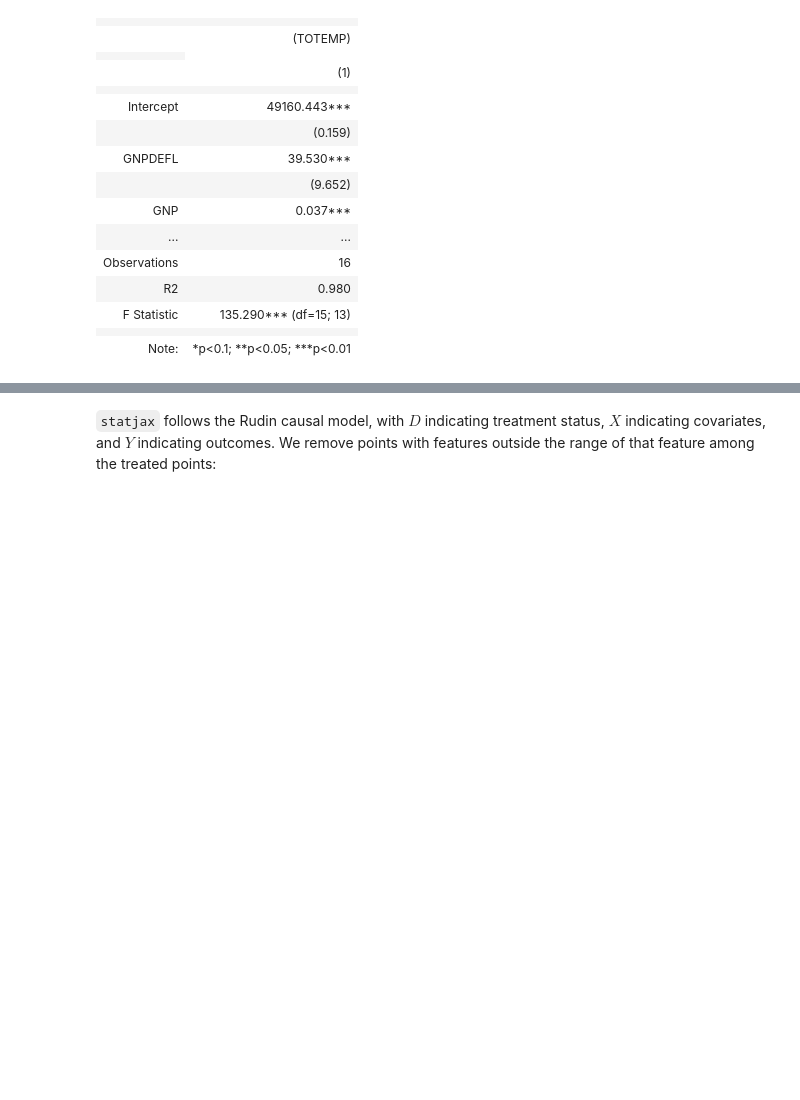
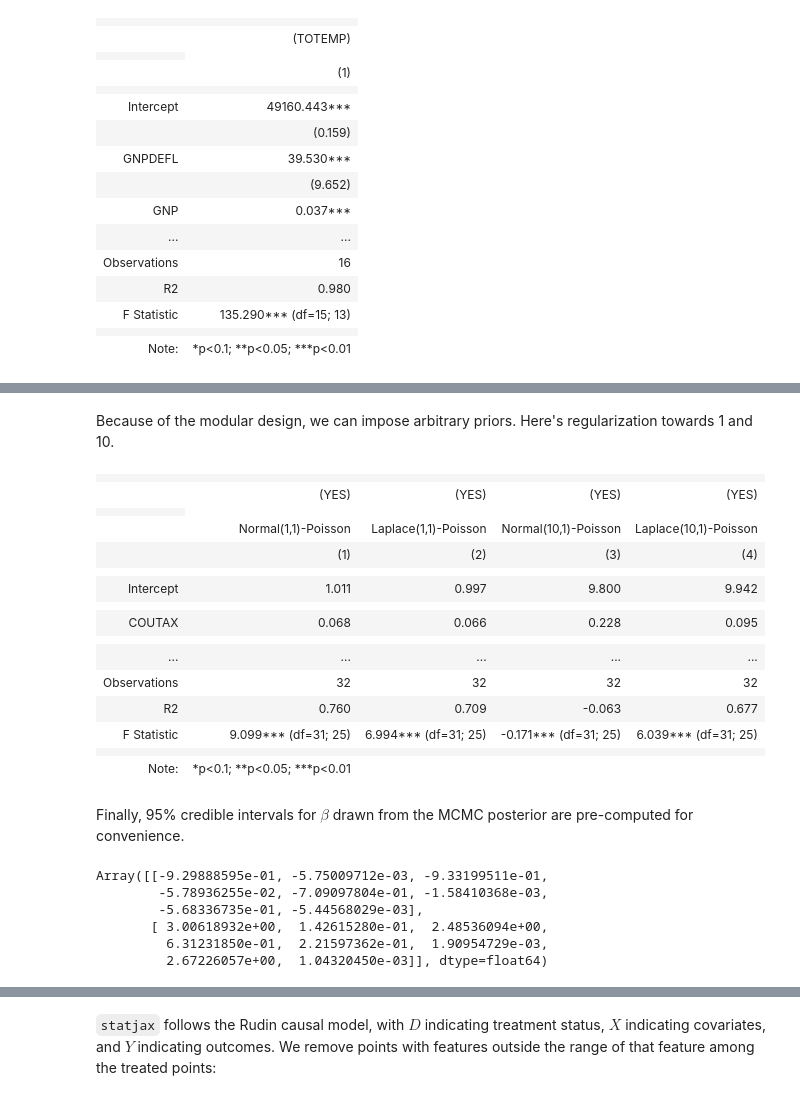
Before and after one commit to samuelcaronnajones/statjax, a Jupyter notebook: demo.ipynb, the cells around one changed output, grey strips where cells are left out. Saved outputs shown, nothing was run; the diff lists cells and outputs as text; code cells hidden in the pictures; blank space fills up the shorter version.

```diff
--- a/demo.ipynb
+++ b/demo.ipynb
@@ -303,0 +407,49 @@ There's also a default neural network - more on that in the next section.
+# %% [markdown]
+Because of the modular design, we can impose arbitrary priors. Here's regularization towards 1 and 10.
+# %%
+
+laplace_prior1 =distributions.Independent(distributions.Laplace(jnp.ones(8),(jnp.ones(8) )),1)
+normal_prior1 = distributions.MultivariateNormalDiag(jnp.ones((8)), jnp.ones(8) )
+
+
+laplace_prior10 =distributions.Independent(distributions.Laplace(jnp.ones(8)*10,(jnp.ones(8) )),1)
+normal_prior10 = distributions.MultivariateNormalDiag(jnp.ones((8))*10, jnp.ones(8) )
+
+
+bm_normal = sj.BayesGLM(sj.glm.identity_link, distributions.Poisson, normal_prior1, ).fit(X,y)
+bm_laplace = sj.BayesGLM(sj.glm.identity_link, distributions.Poisson, laplace_prior1, ).fit(X,y)
+
+bm_normal_10 = sj.BayesGLM(sj.glm.identity_link, distributions.Poisson, normal_prior10, ).fit(X,y)
+bm_laplace_10 = sj.BayesGLM(sj.glm.identity_link, distributions.Poisson, laplace_prior10, ).fit(X,y)
+
+bayes_table2 = sj.RegressionTable([bm_normal, bm_laplace, bm_normal_10, bm_laplace_10])
+bayes_table2.custom_columns(["Normal(1,1)-Poisson", "Laplace(1,1)-Poisson","Normal(10,1)-Poisson", "Laplace(10,1)-Poisson"])
+display(bayes_table2)
+# %% [output]
+|  |  |  |  |  |
+|  | (YES) | (YES) | (YES) | (YES) |
+|  |
+|  | Normal(1,1)-Poisson | Laplace(1,1)-Poisson | Normal(10,1)-Poisson | Laplace(10,1)-Poisson |
+|  | (1) | (2) | (3) | (4) |
+|  |  |  |  |  |
+| Intercept | 1.011 | 0.997 | 9.800 | 9.942 |
+|  |  |  |  |  |
+| COUTAX | 0.068 | 0.066 | 0.228 | 0.095 |
+|  |  |  |  |  |
+| ... | ... | ... | ... | ... |
+| Observations | 32 | 32 | 32 | 32 |
+| R2 | 0.760 | 0.709 | -0.063 | 0.677 |
+| F Statistic | 9.099*** (df=31; 25) | 6.994*** (df=31; 25) | -0.171*** (df=31; 25) | 6.039*** (df=31; 25) |
+|  |  |  |  |  |
+| Note: | *p<0.1; **p<0.05; ***p<0.01 |  |  |  |
+# %% [markdown]
+Finally, 95% credible intervals for $\beta$ drawn from the MCMC posterior are pre-computed for convenience.
+# %%
+bm_normal.ci
+# %% [output]
+Array([[-9.29888595e-01, -5.75009712e-03, -9.33199511e-01,
+        -5.78936255e-02, -7.09097804e-01, -1.58410368e-03,
+        -5.68336735e-01, -5.44568029e-03],
+       [ 3.00618932e+00,  1.42615280e-01,  2.48536094e+00,
+         6.31231850e-01,  2.21597362e-01,  1.90954729e-03,
+         2.67226057e+00,  1.04320450e-03]], dtype=float64)
```
Also changed, not shown: parts of 44 cells of this notebook.
